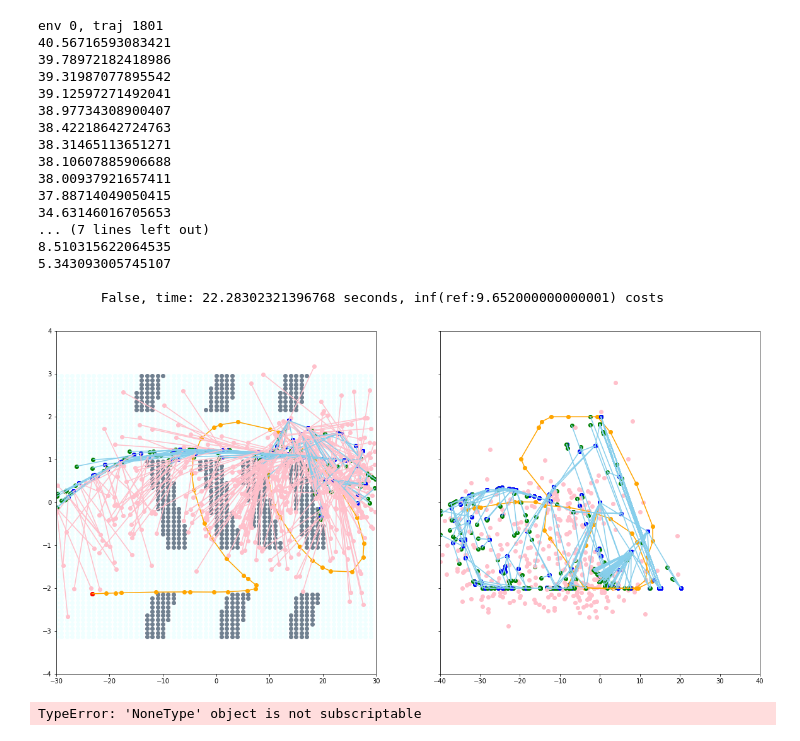
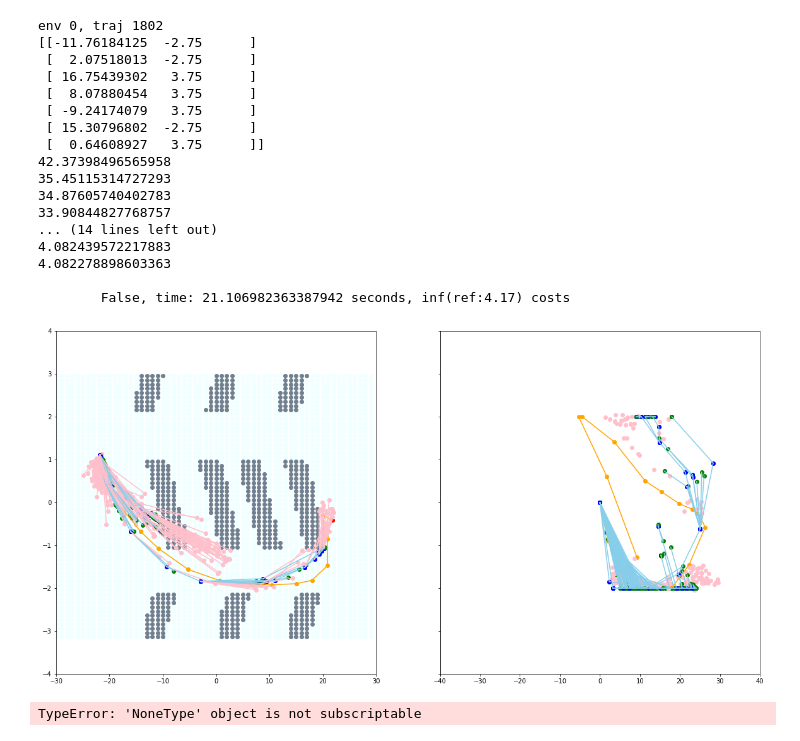
Before and after one commit to LeeLinJun/mpc-mpnet-py, a Jupyter notebook: VisualizeCartpole-Copy1.ipynb, the cells around one changed output. Drawn from its saved outputs; the diff is of its cells as text; code cells hidden in the pictures.

```diff
--- a/VisualizeCartpole-Copy1.ipynb
+++ b/VisualizeCartpole-Copy1.ipynb
@@ -224,7 +224,7 @@ def draw_obs(env_id, system, ax=None):
 %matplotlib inline
 
 env_id = 0
-traj_id = 1801
+traj_id = 1802
 system = 'cartpole_obs'
 config = 'default'
 
@@ -296,6 +296,7 @@ draw_obs(env_id, system, ax)
 
 print("env {}, traj {}".format(env_id, traj_id))
 obs_list = get_obs(system, env_id)[env_id].reshape(-1, 2)
+print(obs_list)
 data = load_data(system, env_id, traj_id)
 ref_path = data['path']
 start_goal = data['start_goal']
@@ -343,50 +344,50 @@ ref_path = data['path']
 
 
 ax.set_xlim(-30, 30)
 ax.set_ylim(-3.14, 3.14)
 
 bx.set_xlim(-40, 40)
 bx.set_ylim(-4, 4)
 
 
 
 ax.scatter(ref_path[:, 0], ref_path[:, 2], color='orange')
 ax.plot(ref_path[:, 0], ref_path[:, 2], color='orange')
 
 ax.scatter(ref_path[0, 0], ref_path[0, 2], color='cyan')
 ax.scatter(ref_path[-1, 0], ref_path[-1, 2], color='red')
 
 bx.scatter(ref_path[:, 1], ref_path[:, 3], color='orange')
 bx.plot(ref_path[:, 1], ref_path[:, 3], color='orange')
 
 result = experiment_vis(env_id,
                         traj_id,
                         verbose=False,
                         system='cartpole_obs',
                         params=params,
                         ax=ax,
                         bx=bx,
                         number_of_iterations=params['number_of_iterations'],
                         planner=planner)
 # %% [output]
-env 0, traj 1801
-40.56716593083421
-39.78972182418986
-39.31987077895542
-39.12597271492041
-38.97734308900407
-38.42218642724763
-38.31465113651271
-38.10607885906688
-38.00937921657411
-37.88714049050415
-34.63146016705653
-... (7 lines left out)
-8.510315622064535
-5.343093005745107
+env 0, traj 1802
+[[-11.76184125  -2.75      ]
+ [  2.07518013  -2.75      ]
+ [ 16.75439302   3.75      ]
+ [  8.07880454   3.75      ]
+ [ -9.24174079   3.75      ]
+ [ 15.30796802  -2.75      ]
+ [  0.64608927   3.75      ]]
+42.37398496565958
+35.45115314727293
+34.87605740402783
+33.90844827768757
+... (14 lines left out)
+4.082439572217883
+4.082278898603363
 
-        False, time: 22.28302321396768 seconds, inf(ref:9.652000000000001) costs
+        False, time: 21.106982363387942 seconds, inf(ref:4.17) costs
-[figure, old version]
+[figure, new version]
 # %%
 path = result['solution'][0]
 
```
Also changed, not shown: parts of 1 cell of this notebook, 25 other files.
